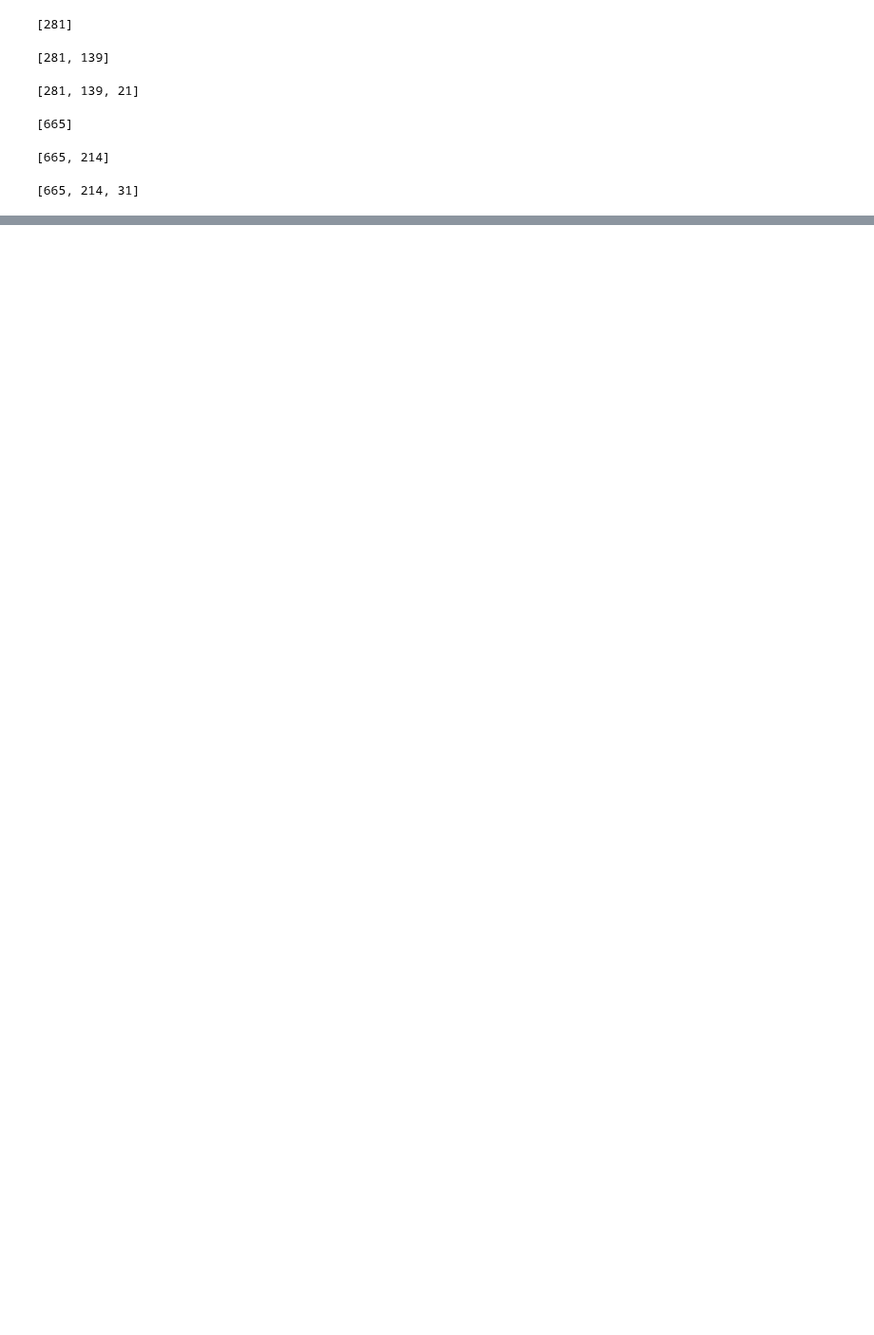
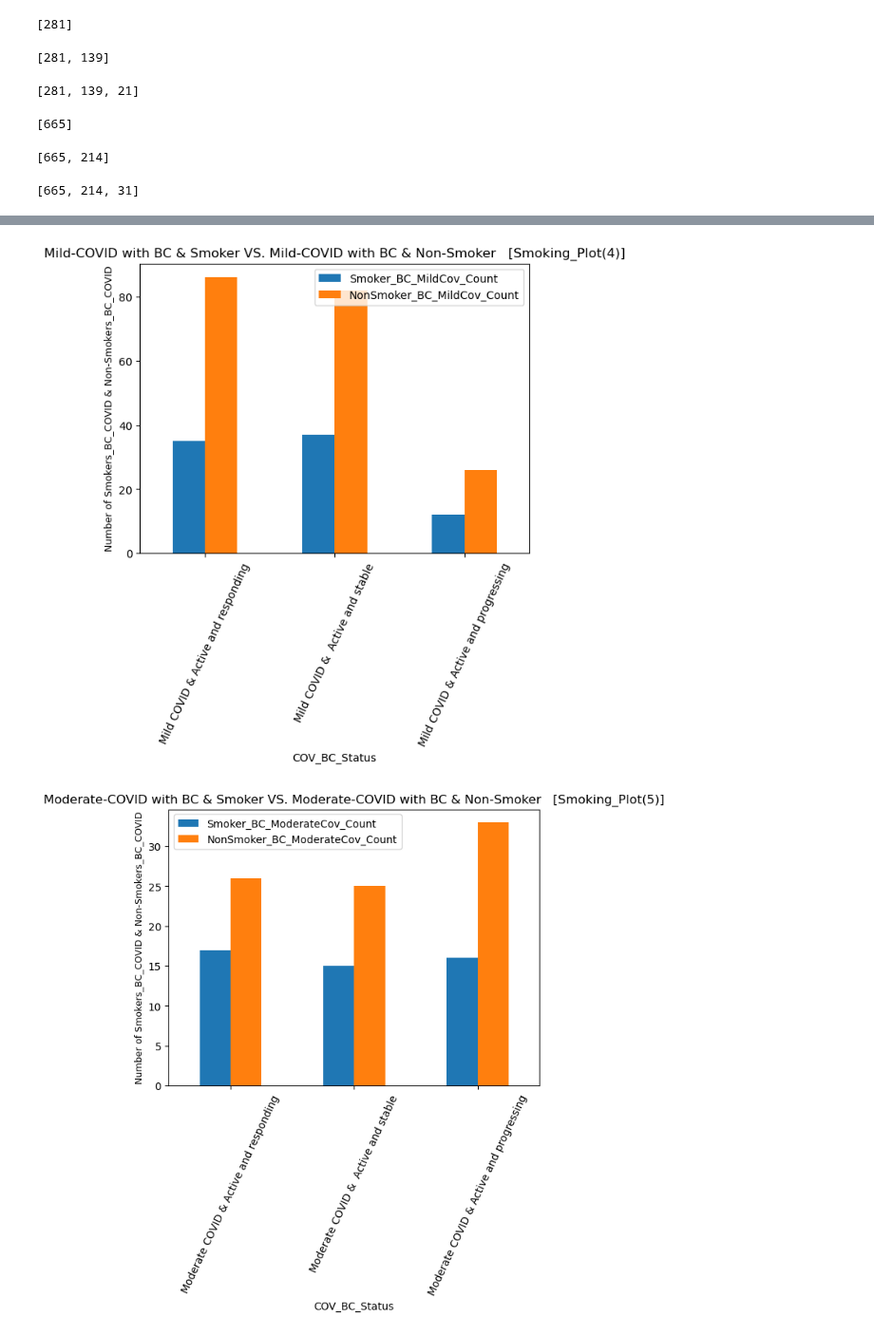
Before and after one commit to HSaleem352/Bootcamp-Project1, a Jupyter notebook: data_cleaning_MB.ipynb, the cells around one changed output, grey strips where cells are left out. Shown at 95% size. Saved outputs shown, nothing was run; the diff lists cells and outputs as text; code cells hidden in the pictures; blank space fills up the shorter version.

```diff
--- a/data_cleaning_MB.ipynb
+++ b/data_cleaning_MB.ipynb
@@ -360,0 +683,20 @@ plt.savefig("Smoking_Output_Data/Smoking_Plot(3).png")
+# %%
+# Severe Covid
+SevereCov_BC_Status = ["Severe COVID & Active and responding", "Severe COVID &  Active and stable" , "Severe COVID & Active and progressing"]
+
+Smoker_BC_SevereCov_Count = []
+for i in [6,7,8]:
+    Smoker_BC_SevereCov_Count.append(Smoker_BC_Covid_Count[i])
+NonSmoker_BC_SevereCov_Count = []
+for i in [6,7,8]:
+    NonSmoker_BC_SevereCov_Count.append(NonSmoker_BC_Covid_Count[i])
+
+SevereCov_BC_Smoker_NonSmoker_DF = pd.DataFrame (
+    {
+        "Smoker_BC_SevereCov_Count" : Smoker_BC_SevereCov_Count,
+        "NonSmoker_BC_SevereCov_Count" : NonSmoker_BC_SevereCov_Count},
+        index = SevereCov_BC_Status
+
+)
+
+SevereCov_BC_Smoker_NonSmoker_DF
@@ -360,0 +708,29 @@ plt.savefig("Smoking_Output_Data/Smoking_Plot(3).png")
+# %%
+# Plotting
+
+# Mild COVID
+COV_BC_Smoker_NonSmoker_plot = MildCov_BC_Smoker_NonSmoker_DF.plot.bar(rot=65)
+plt.title("Mild-COVID with BC & Smoker VS. Mild-COVID with BC & Non-Smoker   [Smoking_Plot(4)]")
+plt.xlabel("COV_BC_Status")
+plt.ylabel("Number of Smokers_BC_COVID & Non-Smokers_BC_COVID", fontsize=9)
+# Save the figure
+plt.savefig("Smoking_Output_Data/Smoking_Plot(4).png")
+
+# Moderate COVID
+COV_BC_Smoker_NonSmoker_plot = ModerateCov_BC_Smoker_NonSmoker_DF.plot.bar(rot=65)
+plt.title("Moderate-COVID with BC & Smoker VS. Moderate-COVID with BC & Non-Smoker   [Smoking_Plot(5)]")
+plt.xlabel("COV_BC_Status")
+plt.ylabel("Number of Smokers_BC_COVID & Non-Smokers_BC_COVID", fontsize=9)
+# Save the figure
+plt.savefig("Smoking_Output_Data/Smoking_Plot(5).png")
+
+# Severe COVID
+COV_BC_Smoker_NonSmoker_plot = SevereCov_BC_Smoker_NonSmoker_DF.plot.bar(rot=65)
+plt.title("Severe-COVID with BC & Smoker VS. Severe-COVID with BC & Non-Smoker   [Smoking_Plot(6)]")
+plt.xlabel("COV_BC_Status")
+plt.ylabel("Number of Smokers_BC_COVID & Non-Smokers_BC_COVID", fontsize=9)
+# Save the figure
+plt.savefig("Smoking_Output_Data/Smoking_Plot(6).png")
+# %% [output]
+[figure, added]
+[figure, added]
```
Also changed, not shown: parts of 30 cells of this notebook, 4 other files.
